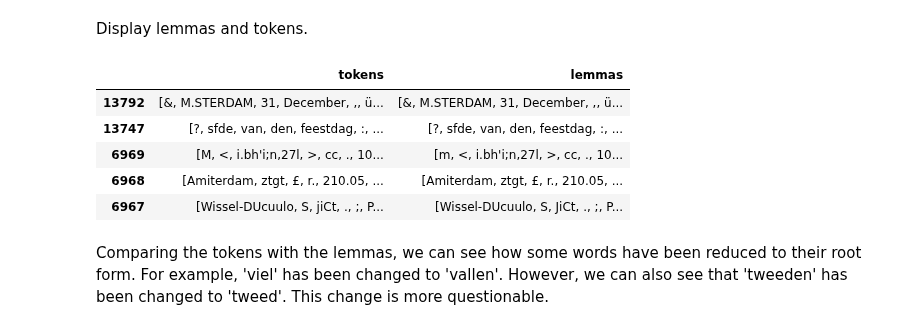
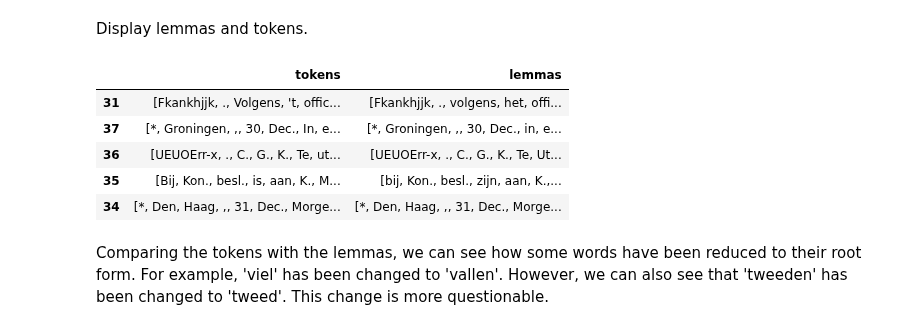
Before and after one commit to KBNLresearch/TutorialSummerschool, a Jupyter notebook: 03_Basic_preprocessing.ipynb, the cells around one changed output. Cells and saved outputs as stored; diff of their text form; code cells hidden in the pictures.

```diff
--- a/03_Basic_preprocessing.ipynb
+++ b/03_Basic_preprocessing.ipynb
@@ -62,0 +82,6 @@ data.head()
+# %%
+import pickle
+
+# Deserialize
+with open('data/processed_docs.pkl', 'rb') as f:
+    processed_docs = pickle.load(f)
@@ -72,4 +103,4 @@ def get_token(doc):
 # %% [markdown]
 Create a "Token" column in the DataFrame. This column stores the words in each article as a list, which is useful in later steps.
 # %%
-data['tokens'] = data['doc'].apply(get_token)
+processed_docs['tokens'] = processed_docs['doc'].apply(get_token)
@@ -94,18 +122,18 @@ def get_lemma(doc):
 # %% [markdown]
 Create 'lemma' column in the DataFrame.
 # %%
-data['lemmas'] = data['doc'].apply(get_lemma)
+processed_docs['lemmas'] = processed_docs['doc'].apply(get_lemma)
 # %% [markdown]
 Display lemmas and tokens.
 # %%
-data[['tokens', 'lemmas']].head()
+processed_docs[['tokens', 'lemmas']].head()
 # %% [output]
 |  | tokens | lemmas |
-| 13792 | [&, M.STERDAM, 31, December, ,, ü... | [&, M.STERDAM, 31, December, ,, ü... |
-| 13747 | [?, sfde, van, den, feestdag, :, ... | [?, sfde, van, den, feestdag, :, ... |
-| 6969 | [M, <, i.bh'i;n,27l, >, cc, ., 10... | [m, <, i.bh'i;n,27l, >, cc, ., 10... |
-| 6968 | [Amiterdam, ztgt, £, r., 210.05, ... | [Amiterdam, ztgt, £, r., 210.05, ... |
-| 6967 | [Wissel-DUcuulo, S, jiCt, ., ;, P... | [Wissel-DUcuulo, S, JiCt, ., ;, P... |
+| 31 | [Fkankhjjk, ., Volgens, 't, offic... | [Fkankhjjk, ., volgens, het, offi... |
+| 37 | [*, Groningen, ,, 30, Dec., In, e... | [*, Groningen, ,, 30, Dec., in, e... |
+| 36 | [UEUOErr-x, ., C., G., K., Te, ut... | [UEUOErr-x, ., C., G., K., Te, Ut... |
+| 35 | [Bij, Kon., besl., is, aan, K., M... | [bij, Kon., besl., zijn, aan, K.,... |
+| 34 | [*, Den, Haag, ,, 31, Dec., Morge... | [*, Den, Haag, ,, 31, Dec., Morge... |
 # %% [markdown]
 Comparing the tokens with the lemmas, we can see how some words have been reduced to their root form. For example, 'viel' has been changed to 'vallen'. However, we can also see that 'tweeden' has been changed to 'tweed'. This change is more questionable.
 # %% [markdown]
```
Also changed, not shown: parts of 20 cells of this notebook, 43 other files.
